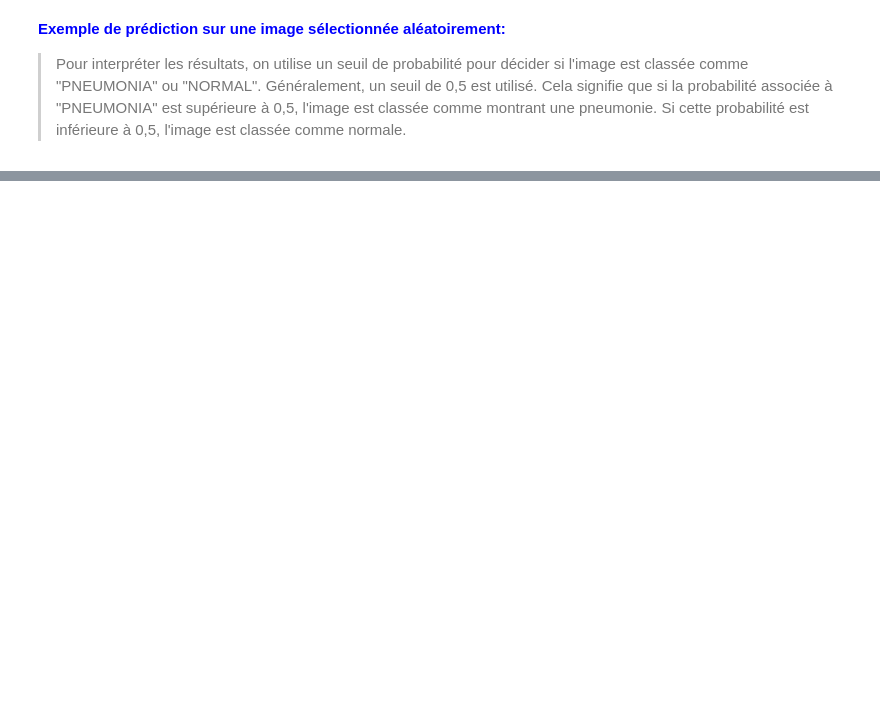
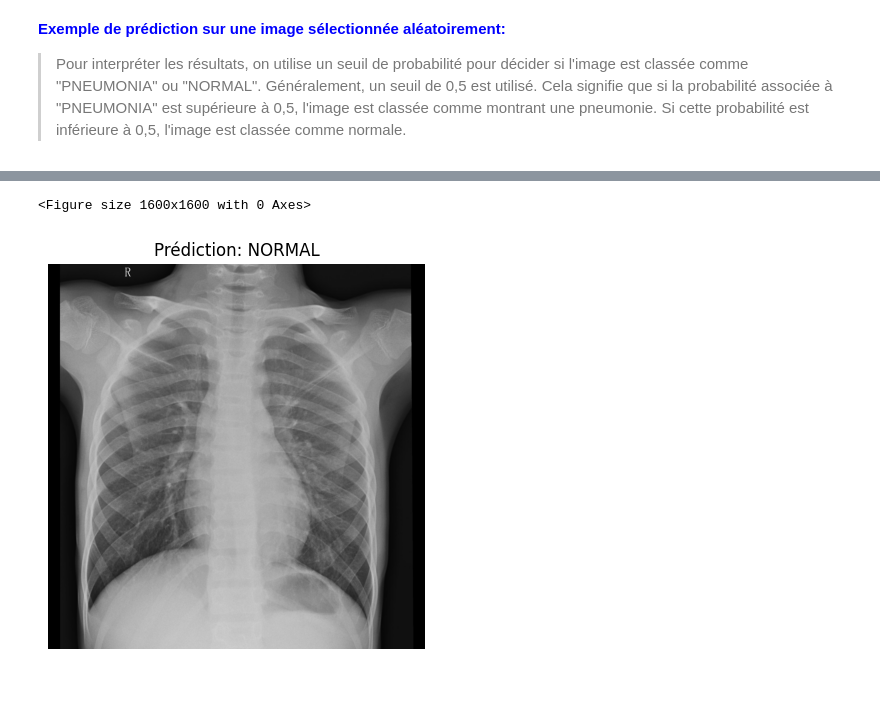
Before and after one commit to ghali007/IA-Sant-Module-5, a Jupyter notebook: CNN-Detection-Pneumonie.ipynb, the cells around one changed output, grey strips where cells are left out. Drawn from its saved outputs; the diff is of its cells as text; code cells hidden in the pictures; blank space fills up the shorter version.

```diff
--- a/CNN-Detection-Pneumonie.ipynb
+++ b/CNN-Detection-Pneumonie.ipynb
@@ -257,17 +338,22 @@ random_img_tensor = random_img.data.to(device).unsqueeze(0)
 # %%
+import matplotlib.pyplot as plt
+
 # Faire la prédiction pour l'image aléatoire
 with torch.no_grad():
     random_outputs = model(random_img_tensor)
     _, random_pred = torch.max(random_outputs, 1)
 
 # Interprétation des résultats
-classes = data.classes  # Liste des classes à partir des données
+classes = test_data.vocab  # Liste des classes à partir du DataLoader
 random_pred_class = classes[random_pred.item()]
 
 # Afficher l'image avec le résultat de la prédiction
 plt.figure(figsize=(16, 16))
 random_img.show(title=f'Prédiction: {random_pred_class}')
 plt.axis('off')
 plt.show()
+# %% [output]
+<Figure size 1600x1600 with 0 Axes>
+[figure, added]
 # %% [markdown]
 <a href="#top" class="btn btn-success btn-lg active" role="button" aria-pressed="true" style="color:white" data-toggle="popover" title="go to Colors">Go to TOP</a>
```
Also changed, not shown: parts of 13 cells of this notebook.
